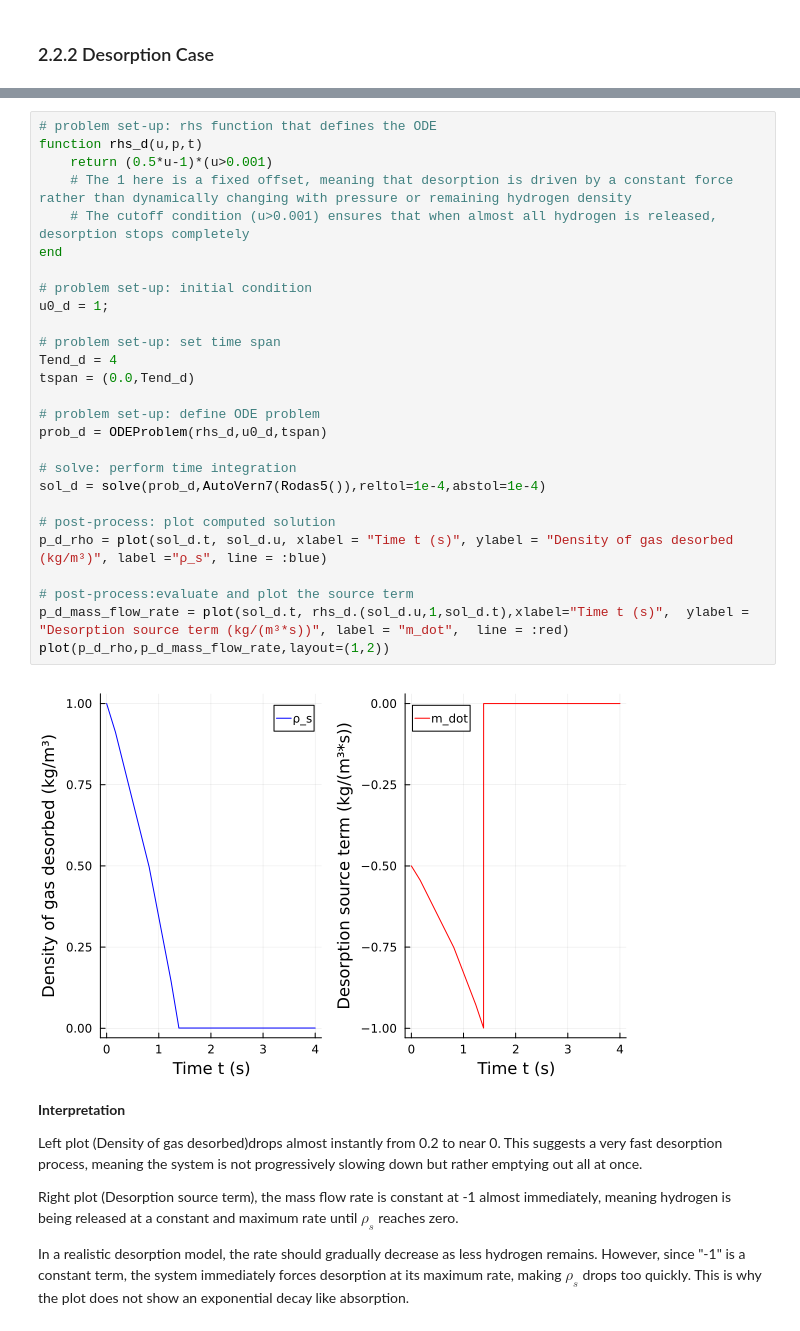
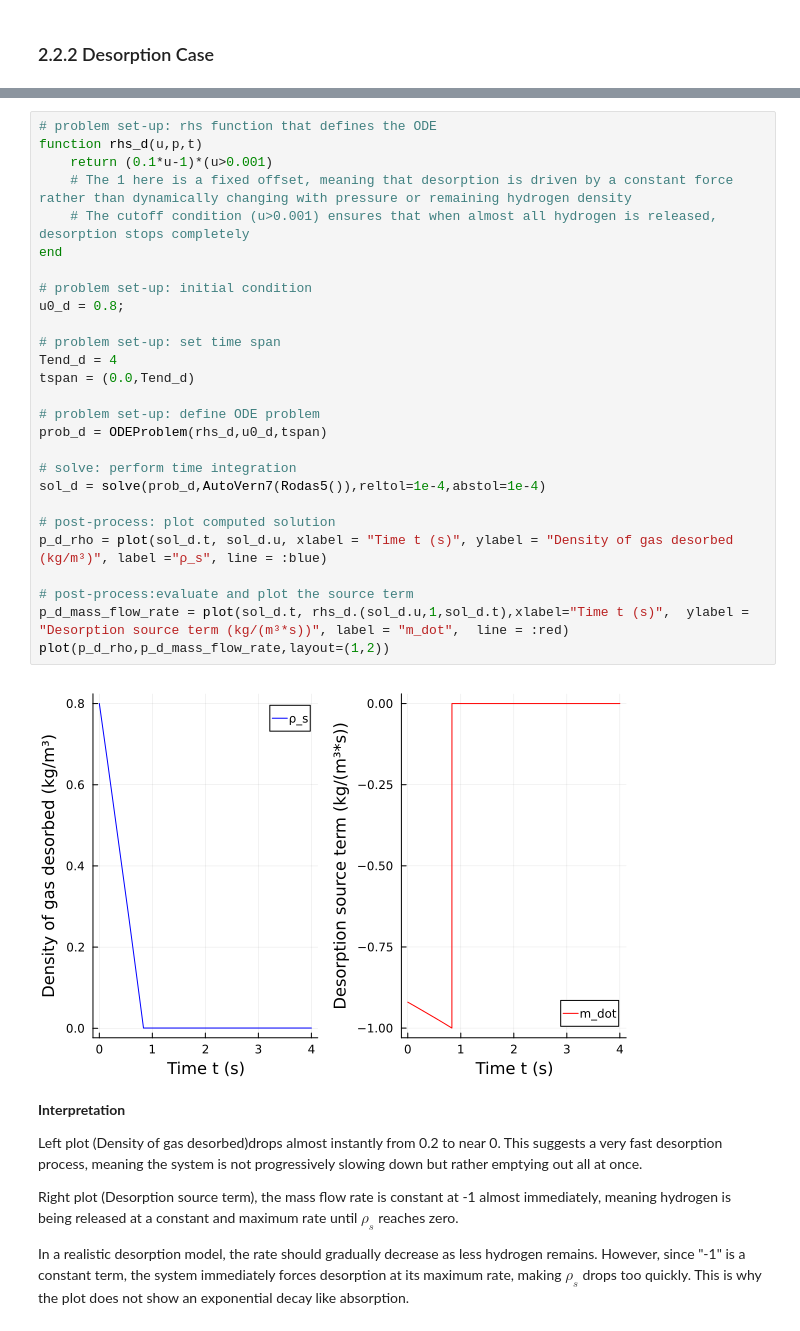
Before and after one commit to AnouchkaDESMETTRE/HydrogenProject, a Jupyter notebook: HydrogenProject.ipynb, the cells around one changed output, grey strips where cells are left out. Saved outputs shown, nothing was run; the diff lists cells and outputs as text.

```diff
--- a/HydrogenProject.ipynb
+++ b/HydrogenProject.ipynb
@@ -479,32 +485,32 @@ title!("Comparison of Numerical and Analytical Solutions")
 # %%
 # problem set-up: rhs function that defines the ODE
 function rhs_d(u,p,t)
-    return (0.5*u-1)*(u>0.001)
+    return (0.1*u-1)*(u>0.001)
     # The 1 here is a fixed offset, meaning that desorption is driven by a constant force rather than dynamically changing with pressure or remaining hydrogen density
     # The cutoff condition (u>0.001) ensures that when almost all hydrogen is released, desorption stops completely
 end
 
 # problem set-up: initial condition
-u0_d = 1;
+u0_d = 0.8;
 
 # problem set-up: set time span
 Tend_d = 4
 tspan = (0.0,Tend_d)
 
 # problem set-up: define ODE problem
 prob_d = ODEProblem(rhs_d,u0_d,tspan)
 
 # solve: perform time integration
 sol_d = solve(prob_d,AutoVern7(Rodas5()),reltol=1e-4,abstol=1e-4)
 
 # post-process: plot computed solution
 p_d_rho = plot(sol_d.t, sol_d.u, xlabel = "Time t (s)", ylabel = "Density of gas desorbed (kg/m³)", label ="ρ_s", line = :blue)
 
 # post-process:evaluate and plot the source term
 p_d_mass_flow_rate = plot(sol_d.t, rhs_d.(sol_d.u,1,sol_d.t),xlabel="Time t (s)",  ylabel = "Desorption source term (kg/(m³*s))", label = "m_dot",  line = :red)
 plot(p_d_rho,p_d_mass_flow_rate,layout=(1,2))
 # %% [output]
-[figure, old version]
+[figure, new version]
 # %% [markdown]
 **Interpretation**
 
```
Also changed, not shown: parts of 7 cells of this notebook.
